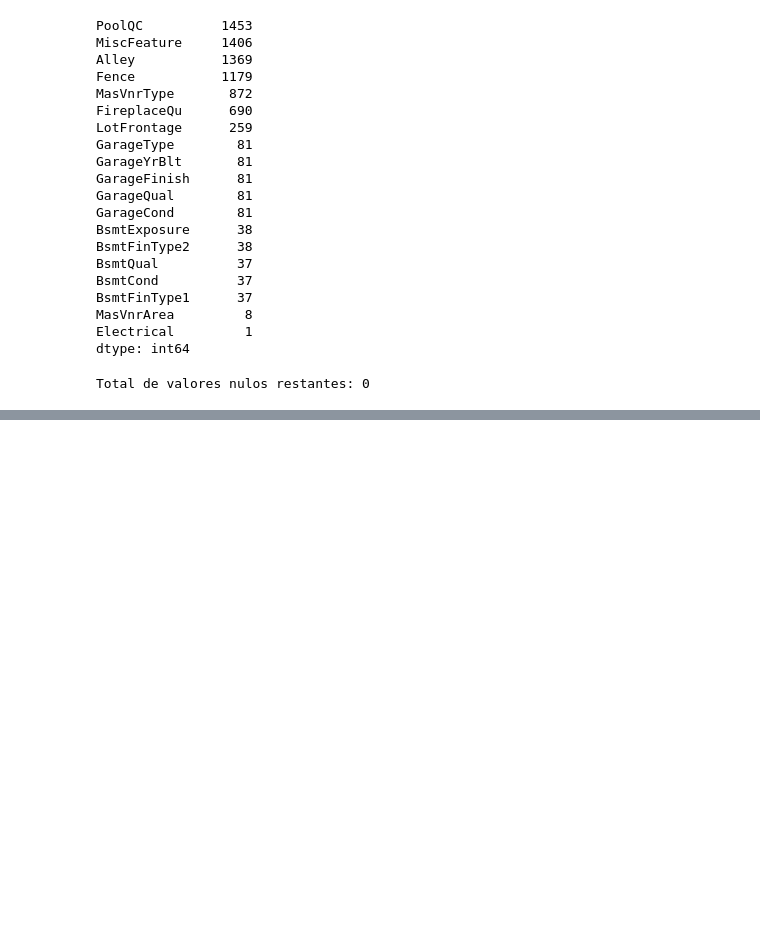
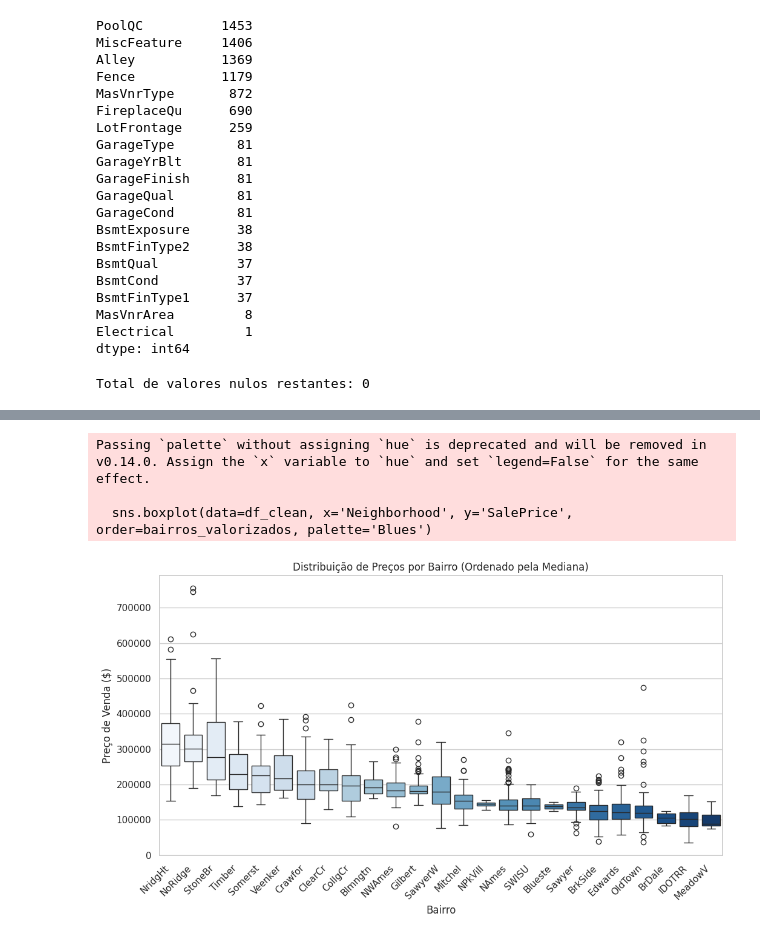
Before and after one commit to th900/imovel_valor, a Jupyter notebook: previsao_imovel.ipynb, the cells around one changed output, grey strips where cells are left out. Drawn from its saved outputs; the diff is of its cells as text; code cells hidden in the pictures; blank space fills up the shorter version.

```diff
--- a/previsao_imovel.ipynb
+++ b/previsao_imovel.ipynb
@@ -135,0 +172,17 @@ Total de valores nulos restantes: 0
+# %%
+plt.figure(figsize=(12, 6))
+
+# Calculando a média de preço por bairro
+bairros_valorizados = df_clean.groupby('Neighborhood')['SalePrice'].median().sort_values(ascending=False).index
+
+sns.boxplot(data=df_clean, x='Neighborhood', y='SalePrice', order=bairros_valorizados, palette='Blues')
+plt.xticks(rotation=45, ha='right')
+plt.title('Distribuição de Preços por Bairro (Ordenado pela Mediana)')
+plt.xlabel('Bairro')
+plt.ylabel('Preço de Venda ($)')
+plt.show()
+# %% [output]
+Passing `palette` without assigning `hue` is deprecated and will be removed in v0.14.0. Assign the `x` variable to `hue` and set `legend=False` for the same effect.
+
+  sns.boxplot(data=df_clean, x='Neighborhood', y='SalePrice', order=bairros_valorizados, palette='Blues')
+[figure, added]
```
Also changed, not shown: parts of 29 cells of this notebook.
